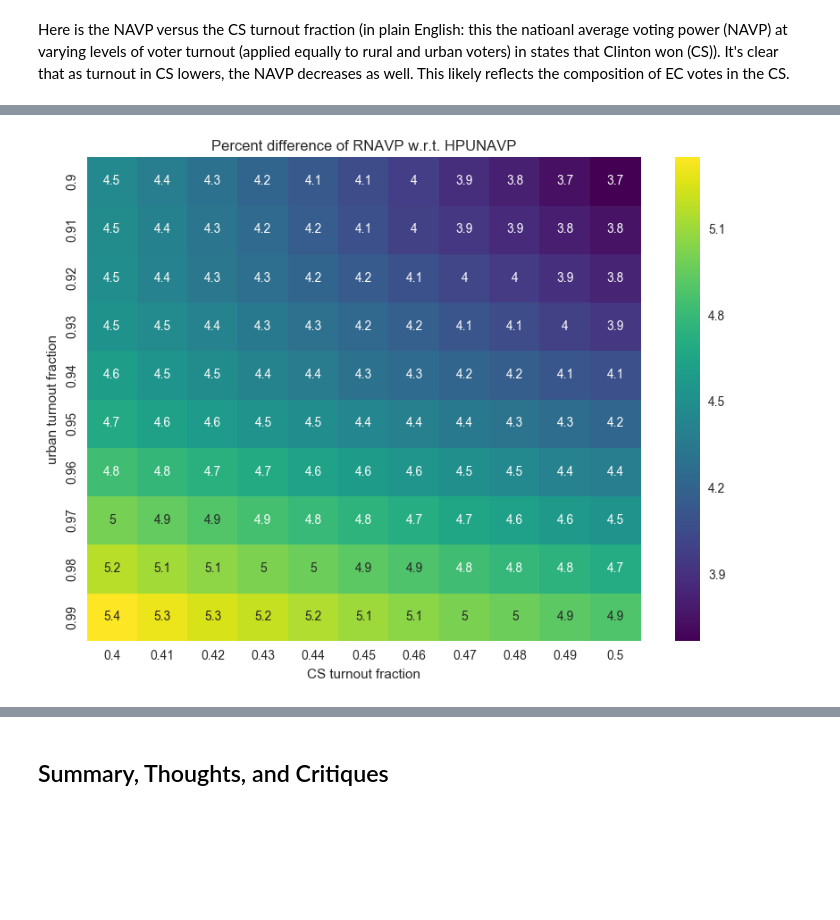
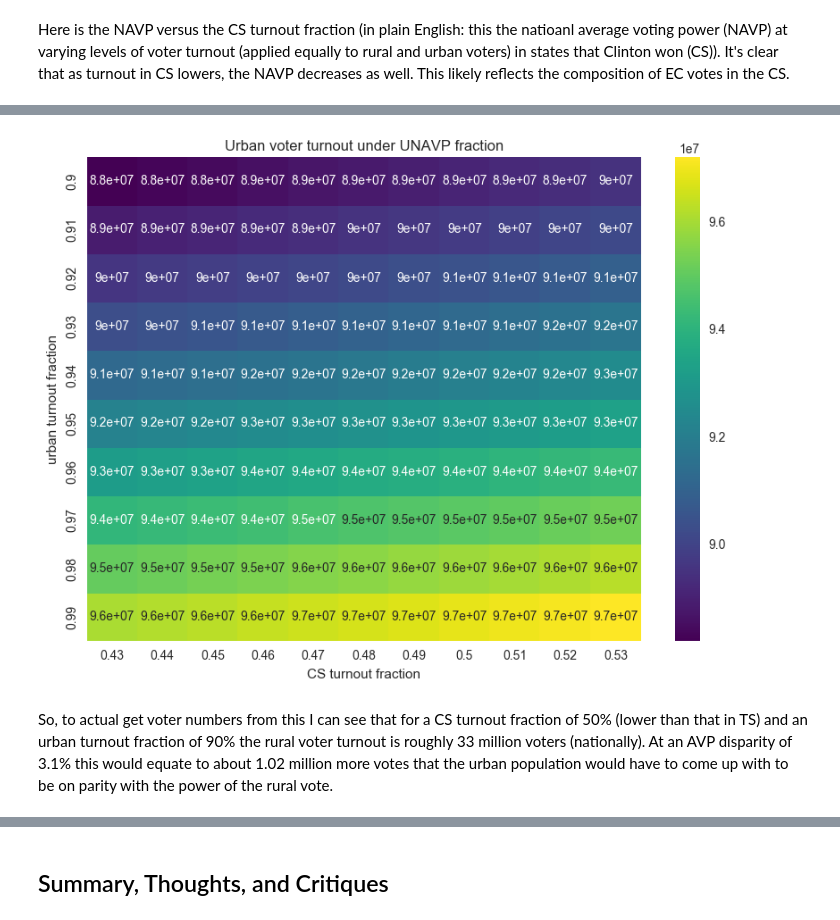
Before and after one commit to jhetherly/EC_rural_versus_urban, a Jupyter notebook: Rural vs Urban EC votes.ipynb, the cells around one changed output, grey strips where cells are left out. Saved outputs shown, nothing was run; the diff lists cells and outputs as text; code cells hidden in the pictures; blank space fills up the shorter version.

```diff
--- a/Rural vs Urban EC votes.ipynb
+++ b/Rural vs Urban EC votes.ipynb
@@ -457,10 +495,20 @@ plt.rcParams['figure.figsize'] = prev_size
+# %%
+prev_size = plt.rcParams['figure.figsize']
+plt.rcParams['figure.figsize'] = (10,7)
+g = sns.heatmap(UNAVP_POP_URBAN_turnout_df, annot=True, cmap='viridis')
+g.set_xlabel('CS turnout fraction')
+g.set_ylabel('urban turnout fraction')
+g.set_title('Urban voter turnout under UNAVP fraction')
+plt.rcParams['figure.figsize'] = prev_size
+# %% [output]
+[figure, added]
 # %%
-prev_size = plt.rcParams['figure.figsize']
-plt.rcParams['figure.figsize'] = (10,7)
-g = sns.heatmap(100*frac_diff_RNAVP_to_HPUNAVP_df, annot=True, cmap='viridis')
-g.set_xlabel('CS turnout fraction')
-g.set_ylabel('urban turnout fraction')
-g.set_title('Percent difference of RNAVP w.r.t. HPUNAVP')
-plt.rcParams['figure.figsize'] = prev_size
+#prev_size = plt.rcParams['figure.figsize']
+#plt.rcParams['figure.figsize'] = (10,7)
+#g = sns.heatmap(100*frac_diff_RNAVP_to_HPUNAVP_df, annot=True, cmap='viridis')
+#g.set_xlabel('CS turnout fraction')
+#g.set_ylabel('urban turnout fraction')
+#g.set_title('Percent difference of RNAVP w.r.t. HPUNAVP')
+#plt.rcParams['figure.figsize'] = prev_size
-# %% [output]
-[figure, removed]
+# %% [markdown]
+So, to actual get voter numbers from this I can see that for a CS turnout fraction of 50% (lower than that in TS) and an urban turnout fraction of 90% the rural voter turnout is roughly 33 million voters (nationally). At an AVP disparity of 3.1% this would equate to about 1.02 million more votes that the urban population would have to come up with to be on parity with the power of the rural vote.
```
Also changed, not shown: parts of 17 cells of this notebook.
